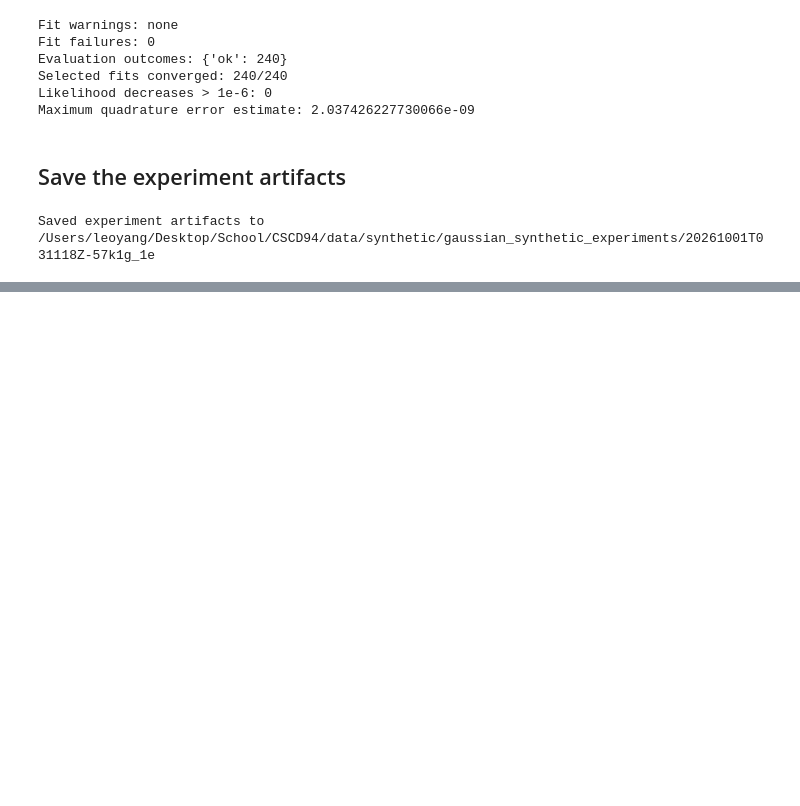
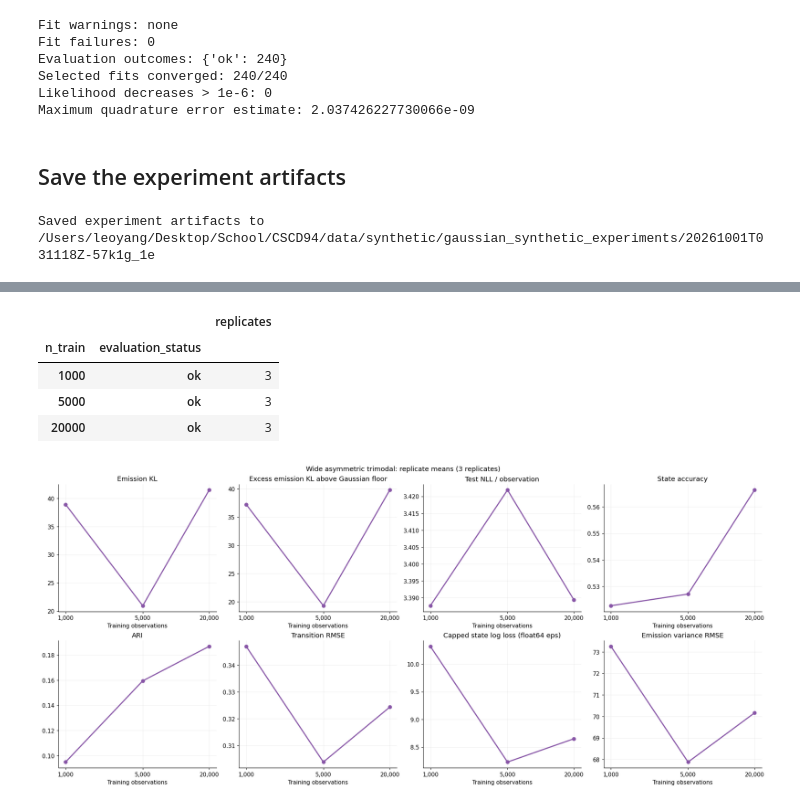
Before and after one commit to leoyxngg/FlexibleEmissionHMM, a Jupyter notebook: notebooks/gaussian_synthetic_experiments.ipynb, the cells around one changed output, grey strips where cells are left out. Saved outputs shown, nothing was run; the diff lists cells and outputs as text; code cells hidden in the pictures; blank space fills up the shorter version.

```diff
--- a/notebooks/gaussian_synthetic_experiments.ipynb
+++ b/notebooks/gaussian_synthetic_experiments.ipynb
@@ -988,0 +1366,29 @@ Saved experiment artifacts to /Users/leoyang/Desktop/School/CSCD94/data/syntheti
+# %%
+wide_successful = wide_results[wide_results.evaluation_status == "ok"]
+if wide_successful.empty:
+    raise RuntimeError("No successful evaluations; inspect wide_attempts and wide_results")
+wide_summary = wide_successful.groupby(["family", "n_train"])[WIDE_METRICS].agg(["mean", "std", "count"])
+display(wide_successful.groupby(["family", "n_train"])[WIDE_METRICS].mean().round(6))
+display(wide_results.groupby("n_train").evaluation_status.value_counts().rename("replicates").to_frame())
+
+wide_plot_metrics = [
+    ("emission_kl", "Emission KL"),
+    ("excess_emission_kl", "Excess emission KL above Gaussian floor"),
+    ("test_nll", "Test NLL / observation"),
+    ("aligned_accuracy", "State accuracy"),
+    ("ari", "ARI"),
+    ("transition_rmse", "Transition RMSE"),
+    ("state_log_loss", "Capped state log loss (float64 eps)"),
+    ("variance_rmse", "Emission variance RMSE"),
+]
+wide_metrics_fig, wide_metrics_axes = plt.subplots(2, 4, figsize=(18, 8), layout="constrained")
+for ax, (metric, title) in zip(wide_metrics_axes.flat, wide_plot_metrics):
+    averages = wide_successful.groupby("n_train")[metric].mean()
+    ax.plot(averages.index, averages.values, marker="o", color=WIDE_COLOR, linewidth=2)
+    ax.set_xscale("log")
+    ax.set_xticks(WIDE_TRAIN_SIZES, [f"{size:,}" for size in WIDE_TRAIN_SIZES])
+    ax.minorticks_off()
+    ax.set(title=title, xlabel="Training observations")
+wide_metrics_fig.suptitle(f"{WIDE_FAMILY}: replicate means ({len(WIDE_REPLICATES)} replicates)")
+plt.show()
+# %% [output]
@@ -988,0 +1400,6 @@ Saved experiment artifacts to /Users/leoyang/Desktop/School/CSCD94/data/syntheti
+|  |  | replicates |
+| n_train | evaluation_status |  |
+| 1000 | ok | 3 |
+| 5000 | ok | 3 |
+| 20000 | ok | 3 |
+[figure, added]
```
Also changed, not shown: parts of 9 cells of this notebook.
